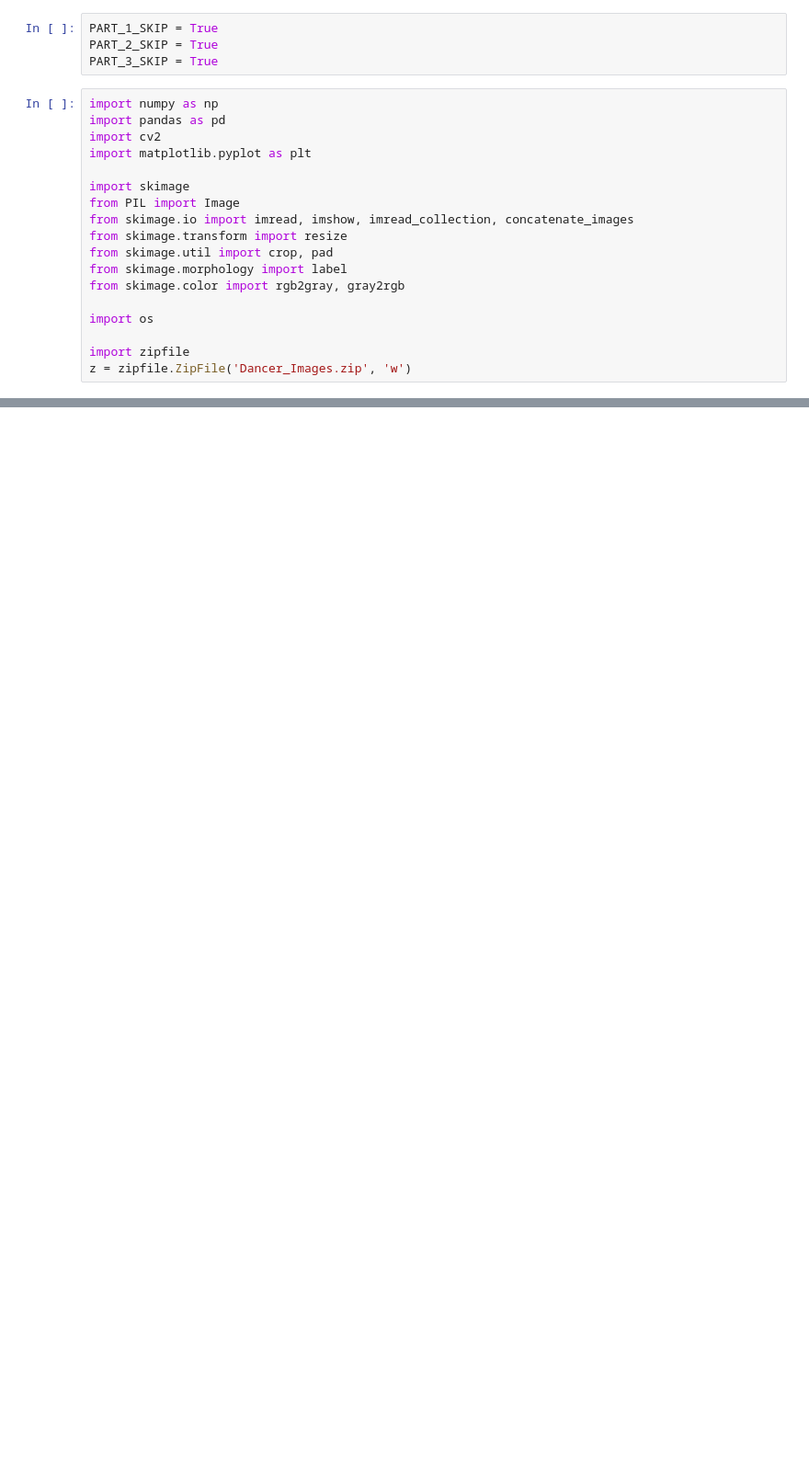
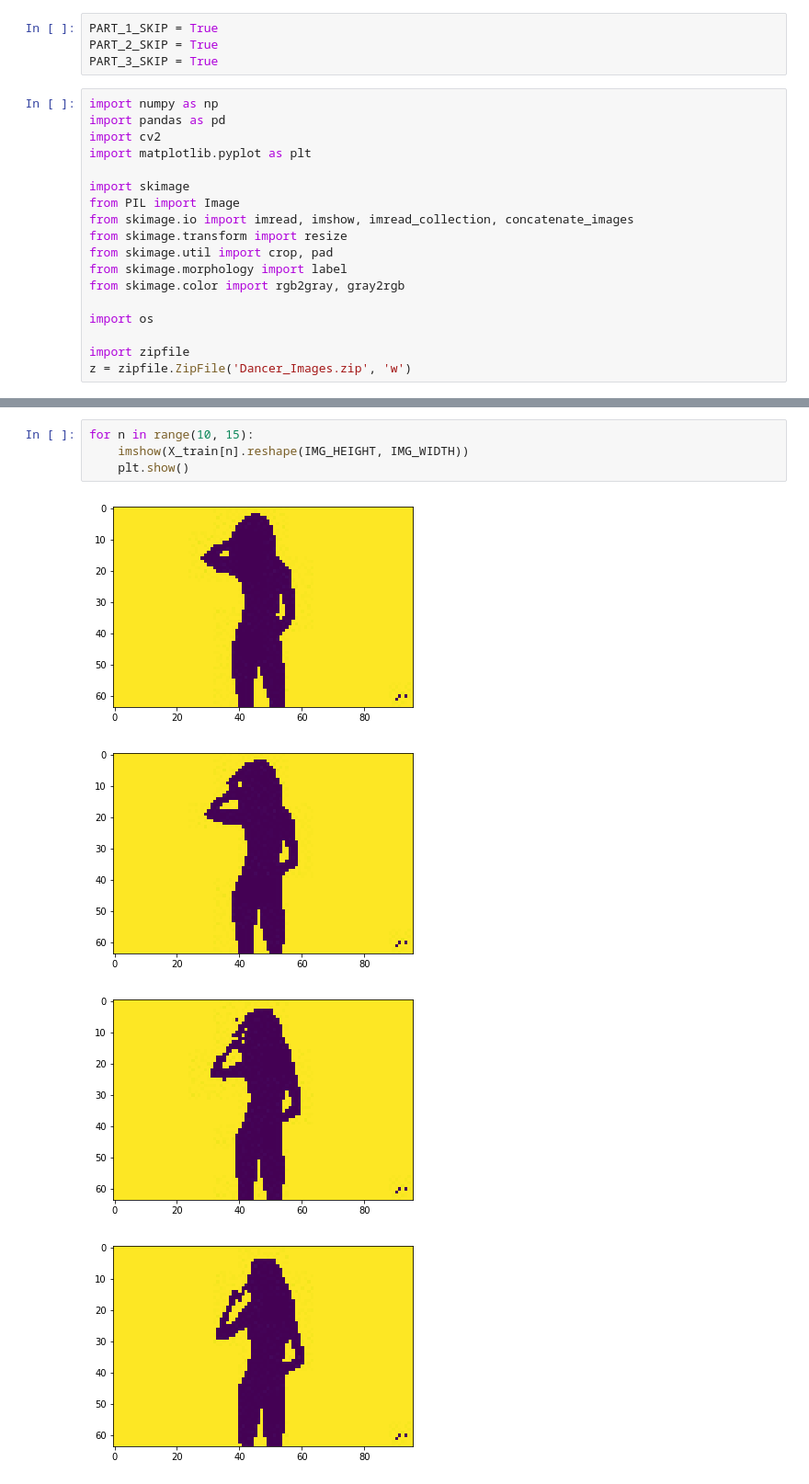
Before and after one commit to Amanpradhan/Dancing-AI, a Jupyter notebook: Dance.ipynb, the cells around one changed output, grey strips where cells are left out. Shown: that part at 92% size. Drawn from its saved outputs; the diff is of its cells as text; blank space fills up the shorter version.

```diff
--- a/Dance.ipynb
+++ b/Dance.ipynb
@@ -135,0 +139,9 @@ Getting training images...
+# %%
+for n in range(10, 15):
+    imshow(X_train[n].reshape(IMG_HEIGHT, IMG_WIDTH))
+    plt.show()
+# %% [output]
+[figure, added]
+[figure, added]
+[figure, added]
+[figure, added]
```
Also changed, not shown: parts of 8 cells of this notebook, 2 other files.
